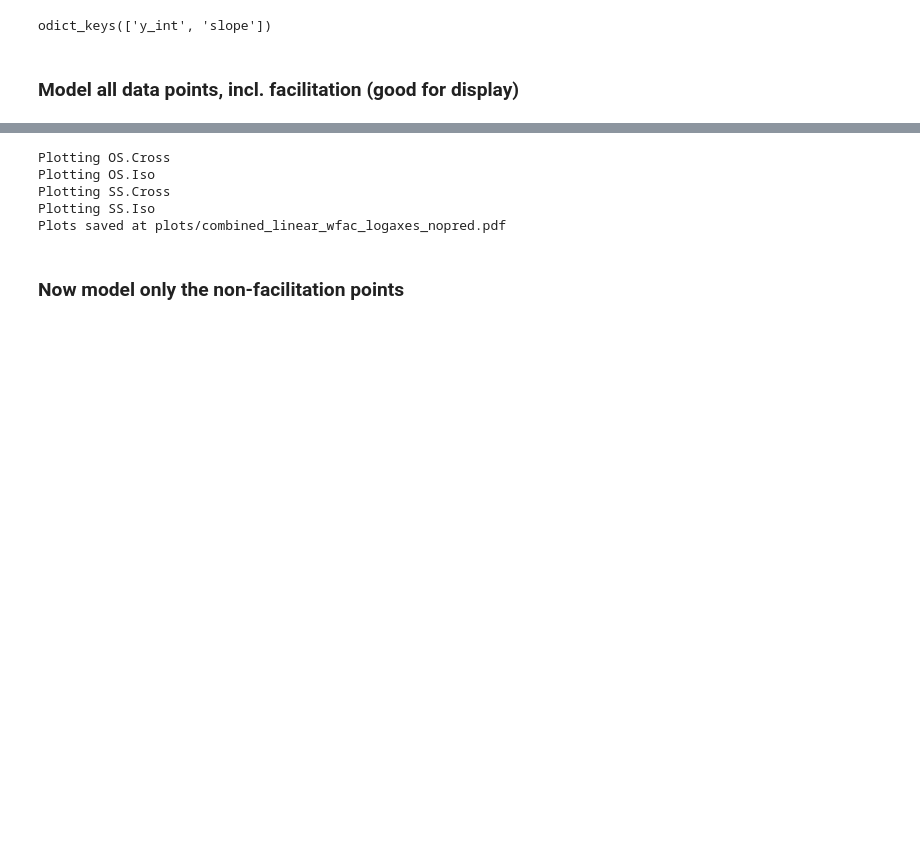
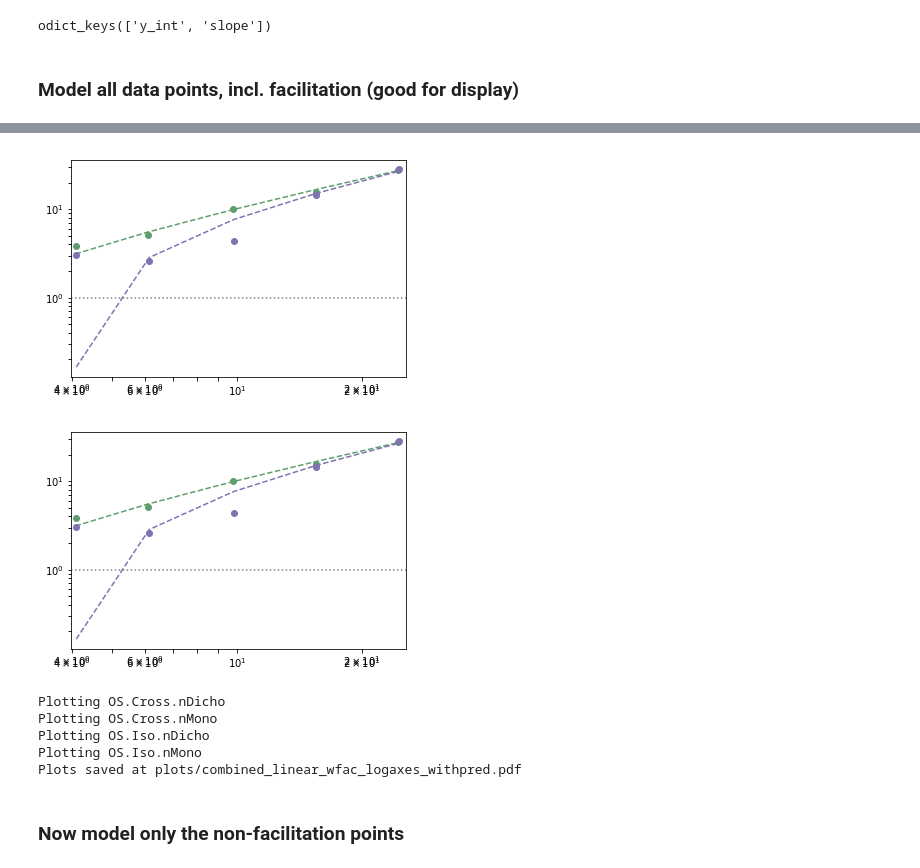
Before and after one commit to smerdis/mrs_amblyopia, a Jupyter notebook: Per-Subject Modelling.ipynb, the cells around one changed output, grey strips where cells are left out. Drawn from its saved outputs; the diff is of its cells as text; code cells hidden in the pictures; blank space fills up the shorter version.

Commit message:
updated notebooks used to generate plots for collaborators, 2017-10-30

```diff
--- a/Per-Subject Modelling.ipynb
+++ b/Per-Subject Modelling.ipynb
@@ -199,6 +288,7 @@ odict_keys(['y_int', 'slope'])
 # %% [markdown]
 ### Model all data points, incl. facilitation (good for display)
 # %%
+groups = df_to_model.groupby(pp_gvars)
 # model each group's data using functions defined in suppression.py
 preds_wfac = groups.apply(s.model_condition, s.linear_nofac_err, s.linear_nofac_thresh, lm_params,
                      ret='preds', supp_only=False, log=False)
@@ -304,0 +363,2 @@ Plots saved at plots/individual_linear_wfac_logaxes_withpred.pdf
+# %%
+ind_df = preds_wfac[(preds_wfac['Subject']=='gd') & (preds_wfac['Presentation']=='nDicho') & (preds_wfac['Orientation']=='Iso')]
@@ -305,15 +379,46 @@ Plots saved at plots/individual_linear_wfac_logaxes_withpred.pdf
+# %%
+import matplotlib.ticker as tick
+def plot_ind(data):
+    nde = data[data['Eye']=='Nde']
+    de = data[data['Eye']=='De']
+    colors = ["#5f9e6e", "#8172B2"]
+
+    fig, ax = plt.subplots()
+    ax.set_axis_bgcolor('white')
+    ax.set_xscale('log')
+    ax.set_yscale('log')
+    ax.set_xlim(np.min(data.RelMaskContrast)-.1, np.max(data.RelMaskContrast)+1)
+    #ax.set_ylim(.6,8)
+    ax.get_xaxis().set_major_locator(tick.LogLocator(subs=[1,2,3,4,5,6,7,8,9]))
+    ax.get_yaxis().set_major_locator(tick.LogLocator(subs=[1,2,3,4,5,6,7,8,9]))
+    for i, eye_df in enumerate((nde, de)):
+        ax.errorbar(data=eye_df, x='RelMaskContrast', y='ThreshElev', yerr=eye_df['ThreshElev_SE'].values, fmt='o', color=colors[i])
+        ax.errorbar(data=eye_df, x='RelMaskContrast', y='ThreshPred', fmt='--', color=colors[i])
+    ax.axhline(y=1, ls='dotted', color='gray')
+    return fig
+
+#graphs!
+with s.PdfPages('plots/individual_data_plot.pdf') as pdf:
+    fig = plot_ind(ind_df)
+    pdf.savefig(fig)
+    plt.close('all')
+# %%
+plot_ind(ind_df)
+# %% [output]
+[figure, added]
+[figure, added]
 # %%
-s.group_facet_plots(preds_wfac, s.fit_plot, 'plots/combined_linear_wfac_logaxes_nopred.pdf',
-                  ['Task','Orientation'], #each combo of this gets its own page
-                  row='Presentation',col='Trace',# facet rows and columns
+s.group_facet_plots(preds_wfac, s.fit_plot, 'plots/combined_linear_wfac_logaxes_withpred.pdf',
+                  ['Task','Orientation','Presentation'], #each combo of this gets its own page
+                  row='Population',col='Eye',# facet rows and columns
                   x="RelMaskContrast", y="ThreshElev", # x, y
-                  hue="Subject",yerr='ThreshElev_SE',fmt_obs='o',fmt_pred='.--',Ycol="ThreshElev")
+                  hue="Subject",yerr='ThreshElev_SE',fmt_obs='o',fmt_pred='.--',Ycol="ThreshPred")
 # %% [output]
-Plotting OS.Cross
-Plotting OS.Iso
-Plotting SS.Cross
-Plotting SS.Iso
-Plots saved at plots/combined_linear_wfac_logaxes_nopred.pdf
+Plotting OS.Cross.nDicho
+Plotting OS.Cross.nMono
+Plotting OS.Iso.nDicho
+Plotting OS.Iso.nMono
+Plots saved at plots/combined_linear_wfac_logaxes_withpred.pdf
 # %% [markdown]
 ### Now model only the non-facilitation points
 # %%
```
Also changed, not shown: parts of 96 cells of this notebook, 2 other files.
